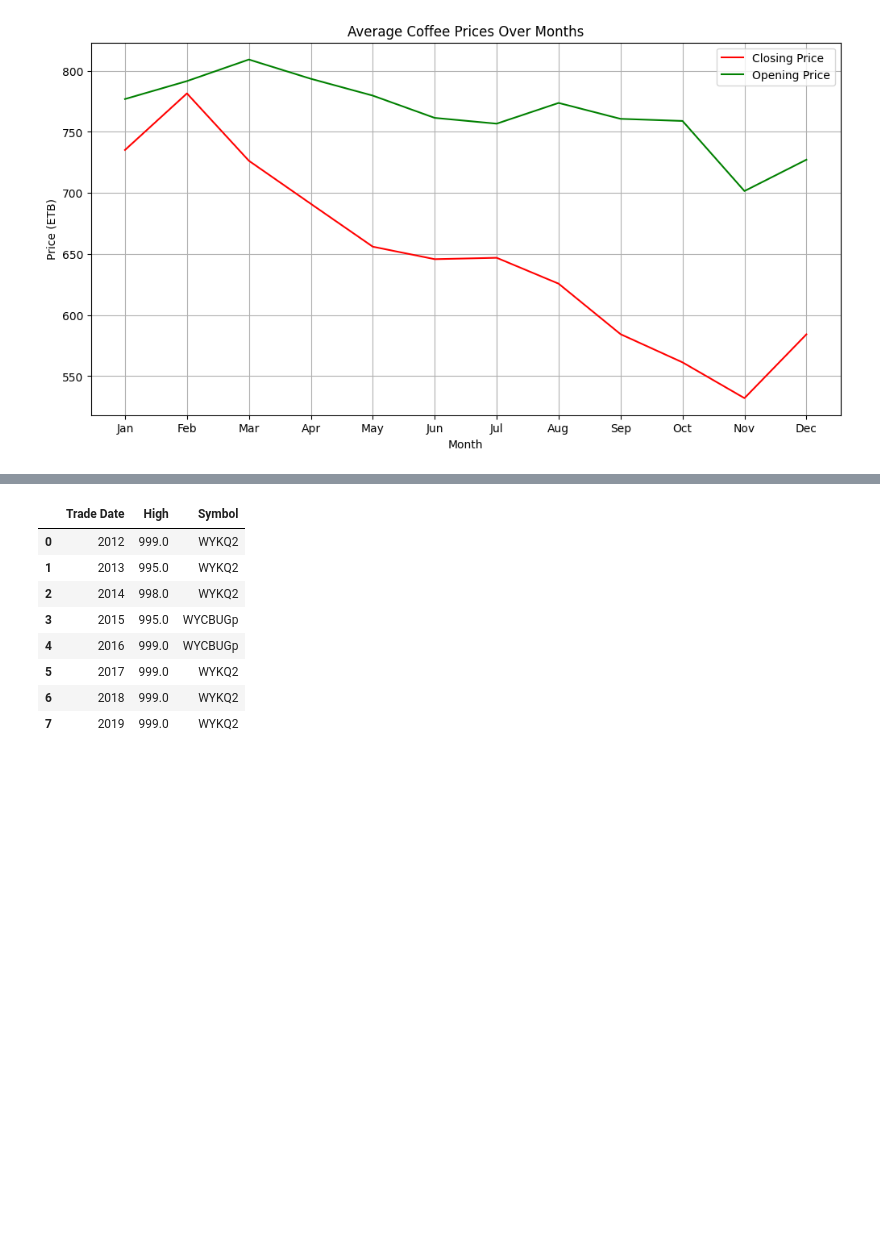
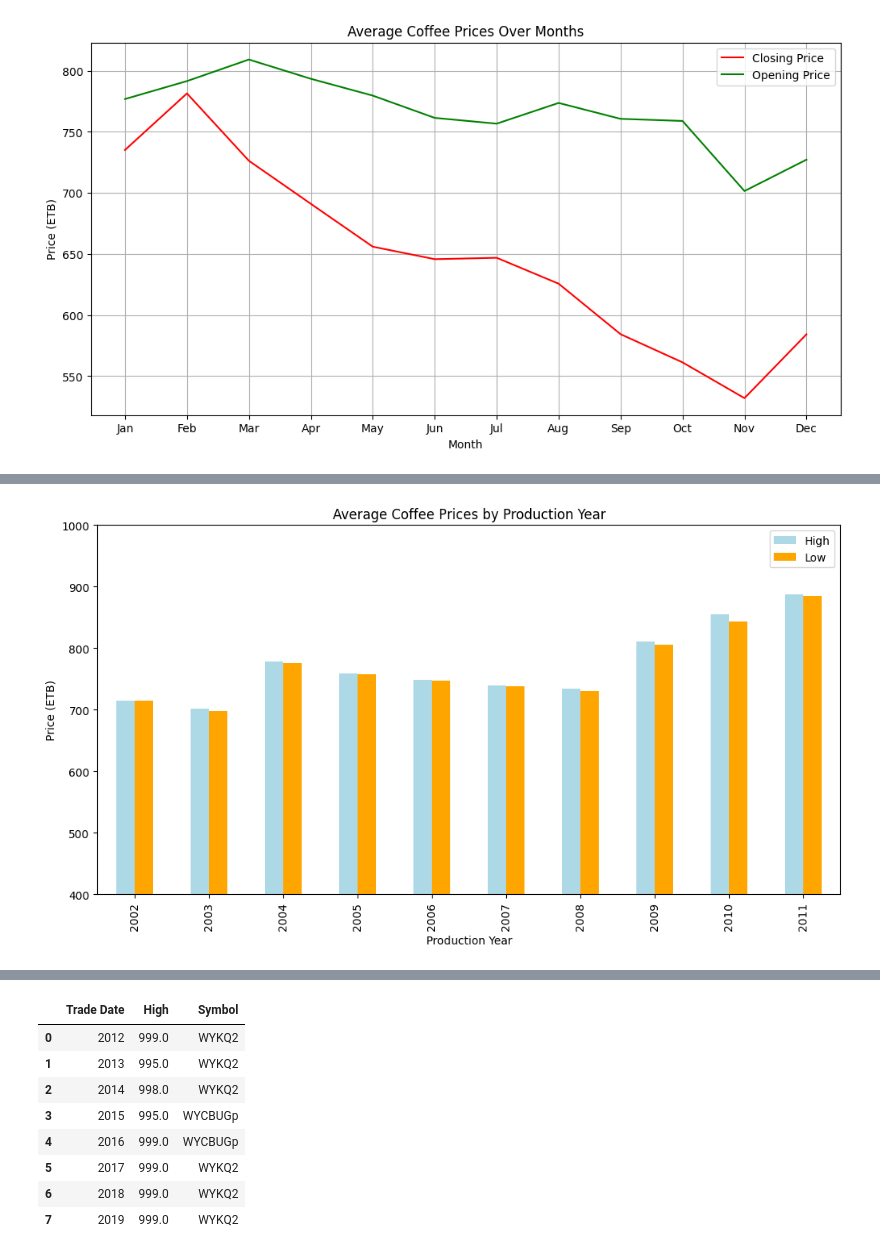
Before and after one commit to natnaelaster/data-analysis-projects, a Jupyter notebook: ETH_Coffee python + tablue/ethio-coffe-exchange.ipynb, the cells around one changed output, grey strips where cells are left out. Drawn from its saved outputs; the diff is of its cells as text; code cells hidden in the pictures; blank space fills up the shorter version.

```diff
--- a/ETH_Coffee python + tablue/ethio-coffe-exchange.ipynb
+++ b/ETH_Coffee python + tablue/ethio-coffe-exchange.ipynb
@@ -294,0 +366,3 @@ plt.show()
+# %%
+price_by_production_year = ecx[['High', 'Low']].groupby(ecx['Production Year'].dt.year).mean()
+price_by_production_year.reset_index()
@@ -294,0 +381,8 @@ plt.show()
+# %%
+price_by_production_year.plot(kind='bar', figsize=(12,6), title='Average Coffee Prices by Production Year', color=['lightblue', 'orange'])
+plt.xlabel('Production Year')
+plt.ylabel('Price (ETB)')
+plt.ylim(400, 1000)
+plt.show()
+# %% [output]
+[figure, added]
```
Also changed, not shown: parts of 25 cells of this notebook.
